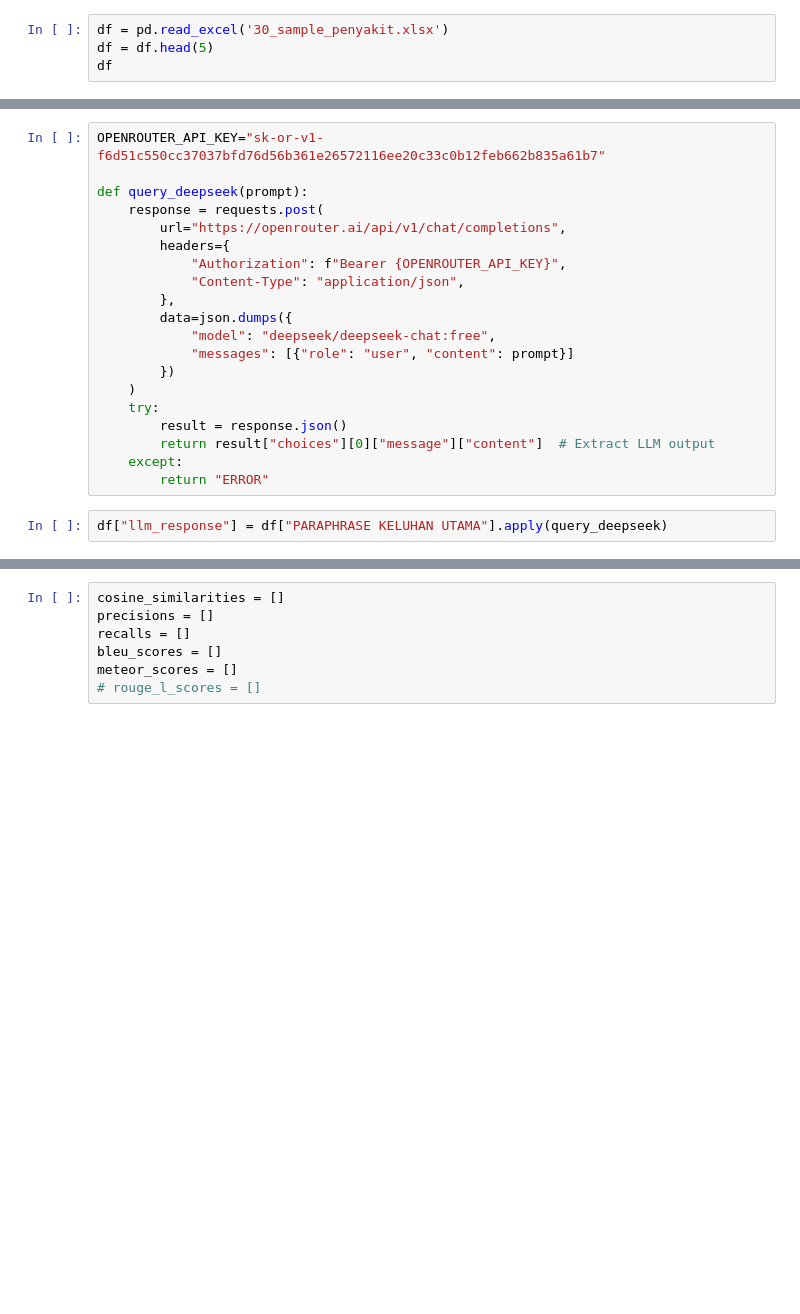
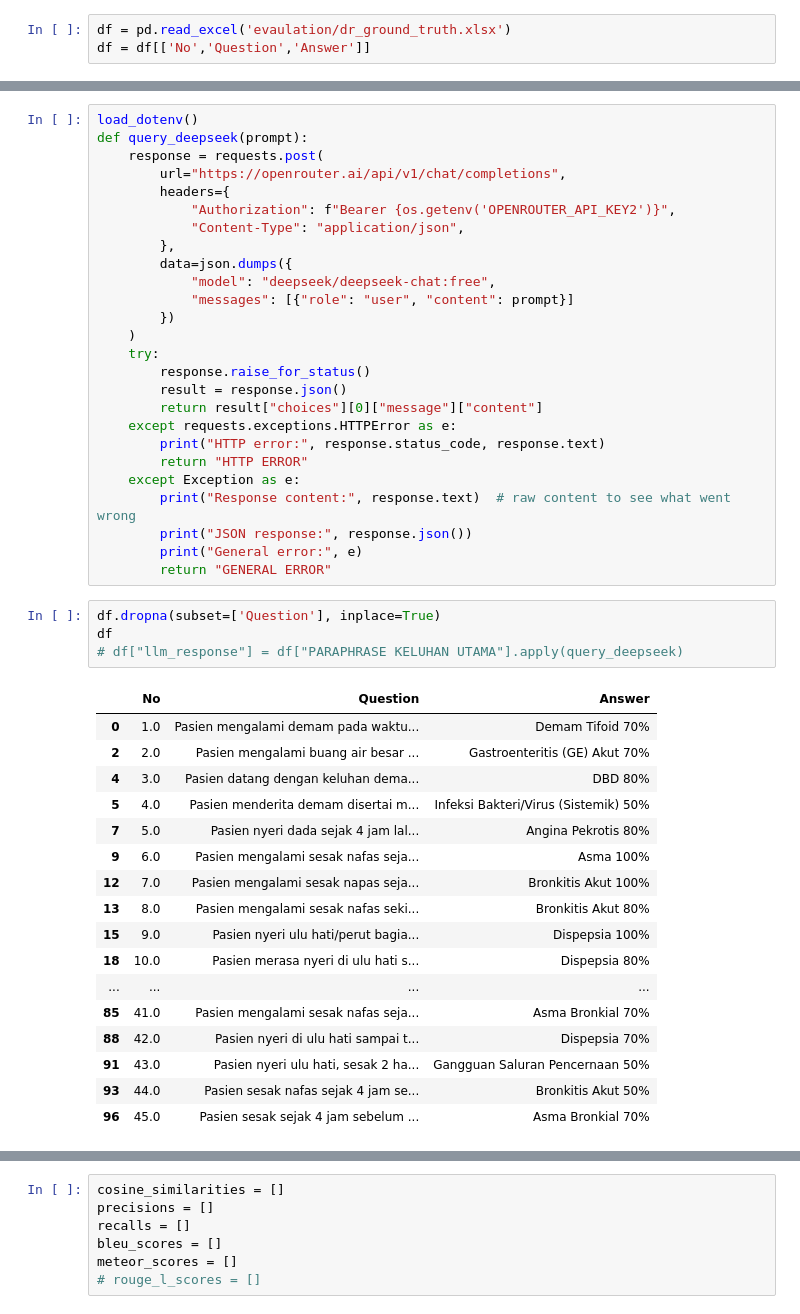
Before and after one commit to Ella-Raputri/LLMDiagnosisPPPK, a Jupyter notebook: test.ipynb, the cells around one changed output, grey strips where cells are left out. Saved outputs shown, nothing was run; the diff lists cells and outputs as text; blank space fills up the shorter version.

Commit message:
feat: eval deepseek non rag results

```diff
--- a/test.ipynb
+++ b/test.ipynb
@@ -25,4 +20,3 @@ True
 # %%
-df = pd.read_excel('30_sample_penyakit.xlsx')
-df = df.head(5)
-df
+df = pd.read_excel('evaulation/dr_ground_truth.xlsx')
+df = df[['No','Question','Answer']]
@@ -36,11 +23,10 @@ df
 # %%
-OPENROUTER_API_KEY="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"
-
+load_dotenv()
 def query_deepseek(prompt):
     response = requests.post(
         url="https://openrouter.ai/api/v1/chat/completions",
         headers={
-            "Authorization": f"Bearer {OPENROUTER_API_KEY}",
+            "Authorization": f"Bearer {os.getenv('OPENROUTER_API_KEY2')}",
             "Content-Type": "application/json",
         },
         data=json.dumps({
@@ -49,9 +35,36 @@ def query_deepseek(prompt):
         })
     )
     try:
+        response.raise_for_status()
         result = response.json()
-        return result["choices"][0]["message"]["content"]  # Extract LLM output
-    except:
-        return "ERROR"
+        return result["choices"][0]["message"]["content"]
+    except requests.exceptions.HTTPError as e:
+        print("HTTP error:", response.status_code, response.text)
+        return "HTTP ERROR"
+    except Exception as e:
+        print("Response content:", response.text)  # raw content to see what went wrong
+        print("JSON response:", response.json())
+        print("General error:", e)
+        return "GENERAL ERROR"
 # %%
-df["llm_response"] = df["PARAPHRASE KELUHAN UTAMA"].apply(query_deepseek)
+df.dropna(subset=['Question'], inplace=True)
+df
+# df["llm_response"] = df["PARAPHRASE KELUHAN UTAMA"].apply(query_deepseek)
+# %% [output]
+|  | No | Question | Answer |
+| 0 | 1.0 | Pasien mengalami demam pada waktu... | Demam Tifoid 70% |
+| 2 | 2.0 | Pasien mengalami buang air besar ... | Gastroenteritis (GE) Akut 70% |
+| 4 | 3.0 | Pasien datang dengan keluhan dema... | DBD 80% |
+| 5 | 4.0 | Pasien menderita demam disertai m... | Infeksi Bakteri/Virus (Sistemik) 50% |
+| 7 | 5.0 | Pasien nyeri dada sejak 4 jam lal... | Angina Pekrotis 80% |
+| 9 | 6.0 | Pasien mengalami sesak nafas seja... | Asma 100% |
+| 12 | 7.0 | Pasien mengalami sesak napas seja... | Bronkitis Akut 100% |
+| 13 | 8.0 | Pasien mengalami sesak nafas seki... | Bronkitis Akut 80% |
+| 15 | 9.0 | Pasien nyeri ulu hati/perut bagia... | Dispepsia 100% |
+| 18 | 10.0 | Pasien merasa nyeri di ulu hati s... | Dispepsia 80% |
+| ... | ... | ... | ... |
+| 85 | 41.0 | Pasien mengalami sesak nafas seja... | Asma Bronkial 70% |
+| 88 | 42.0 | Pasien nyeri di ulu hati sampai t... | Dispepsia 70% |
+| 91 | 43.0 | Pasien nyeri ulu hati, sesak 2 ha... | Gangguan Saluran Pencernaan 50% |
+| 93 | 44.0 | Pasien sesak nafas sejak 4 jam se... | Bronkitis Akut 50% |
+| 96 | 45.0 | Pasien sesak sejak 4 jam sebelum ... | Asma Bronkial 70% |
```
Also changed, not shown: parts of 9 cells of this notebook, 4 other files.
